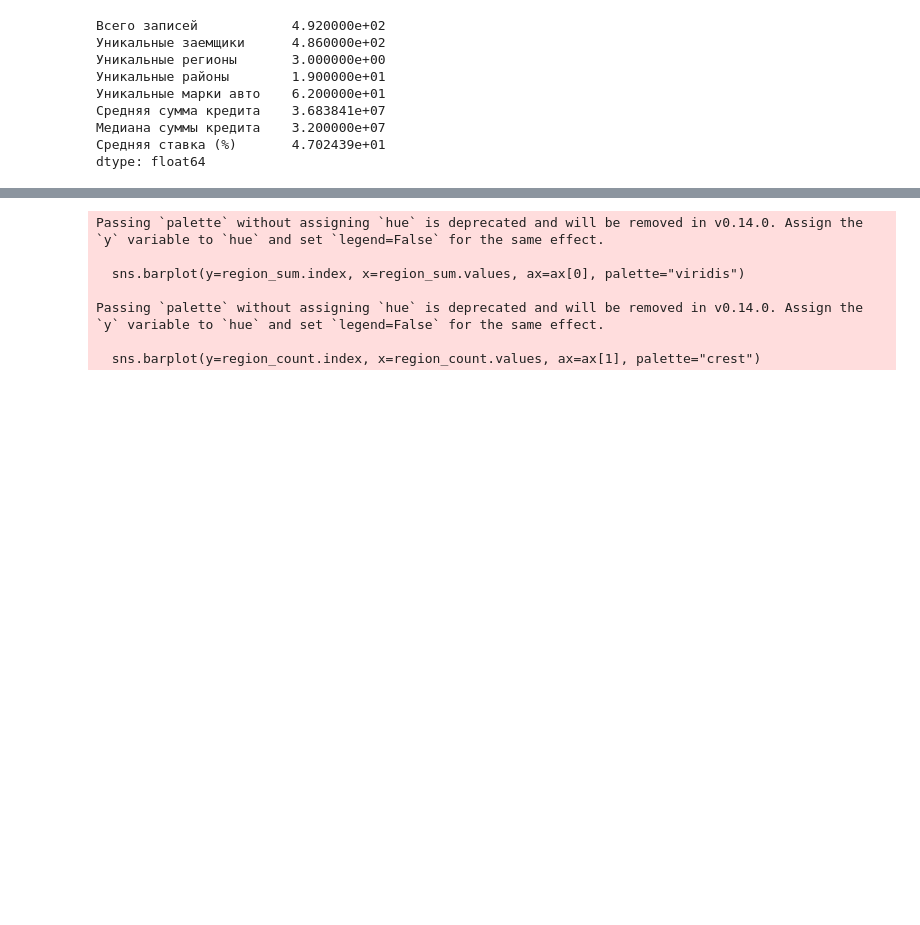
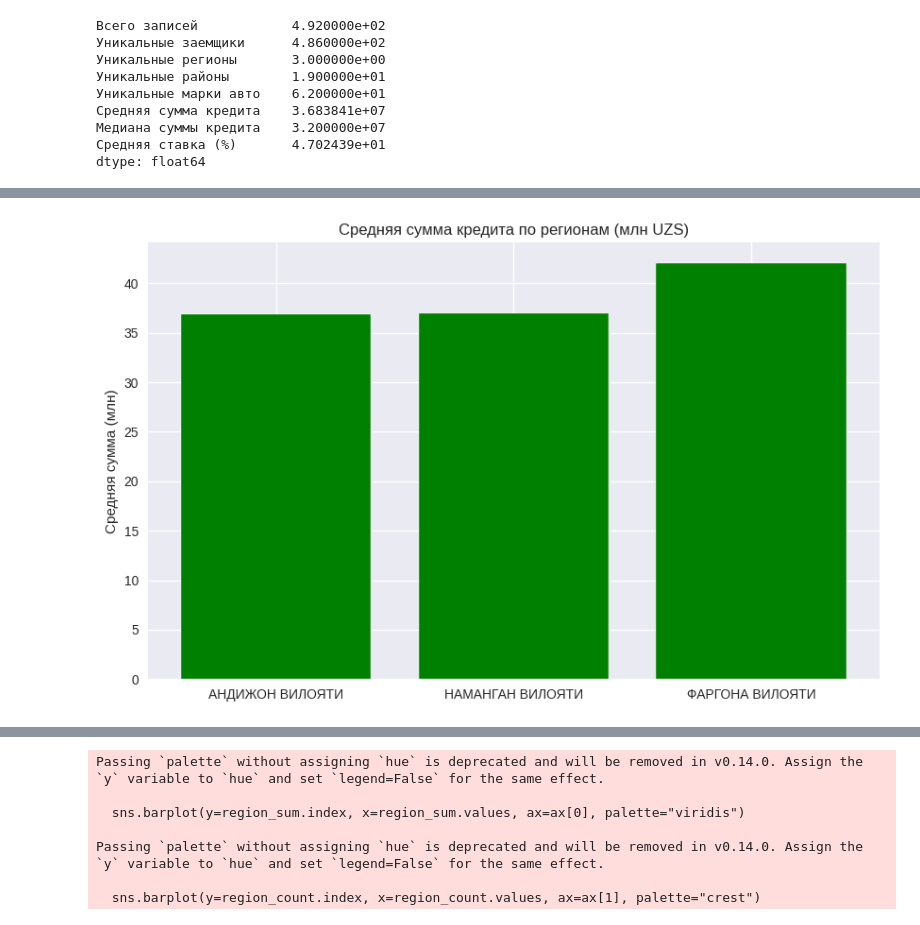
Before and after one commit to globallstudent/adex, a Jupyter notebook: garovli.ipynb, the cells around one changed output, grey strips where cells are left out. Saved outputs shown, nothing was run; the diff lists cells and outputs as text; code cells hidden in the pictures; blank space fills up the shorter version.

```diff
--- a/garovli.ipynb
+++ b/garovli.ipynb
@@ -87,0 +126,7 @@ dtype: float64
+# %%
+plt.bar(region_grp.index, region_grp["avg_amount"]/1e6, color="green")
+plt.title("Средняя сумма кредита по регионам (млн UZS)")
+plt.ylabel("Средняя сумма (млн)")
+plt.show()
+# %% [output]
+[figure, added]
```
Also changed, not shown: parts of 11 cells of this notebook.
